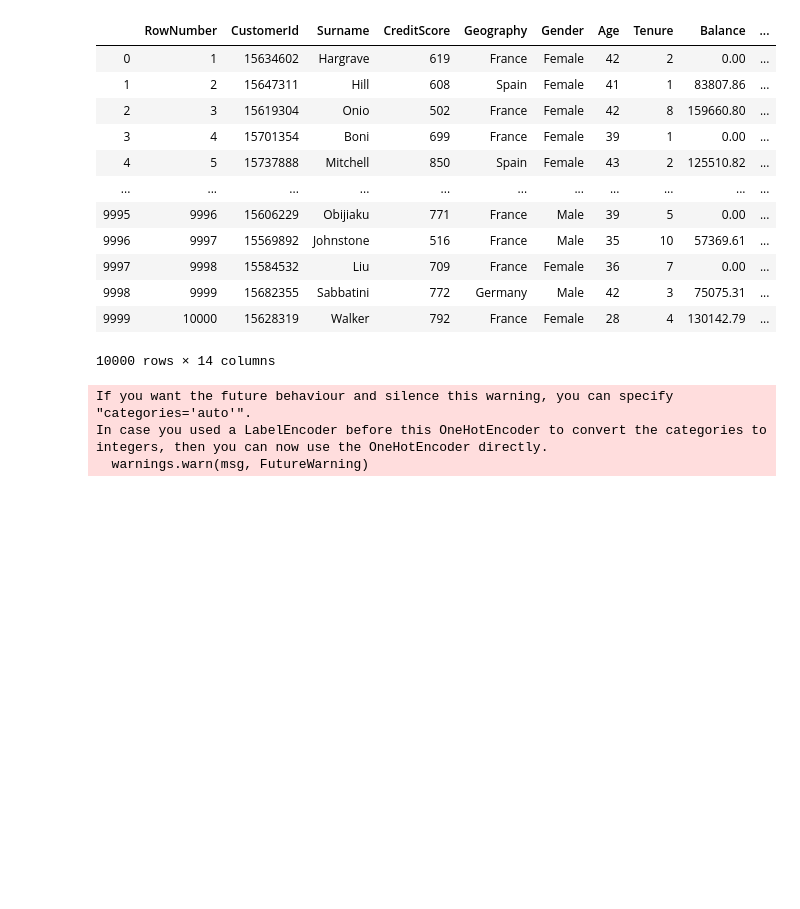
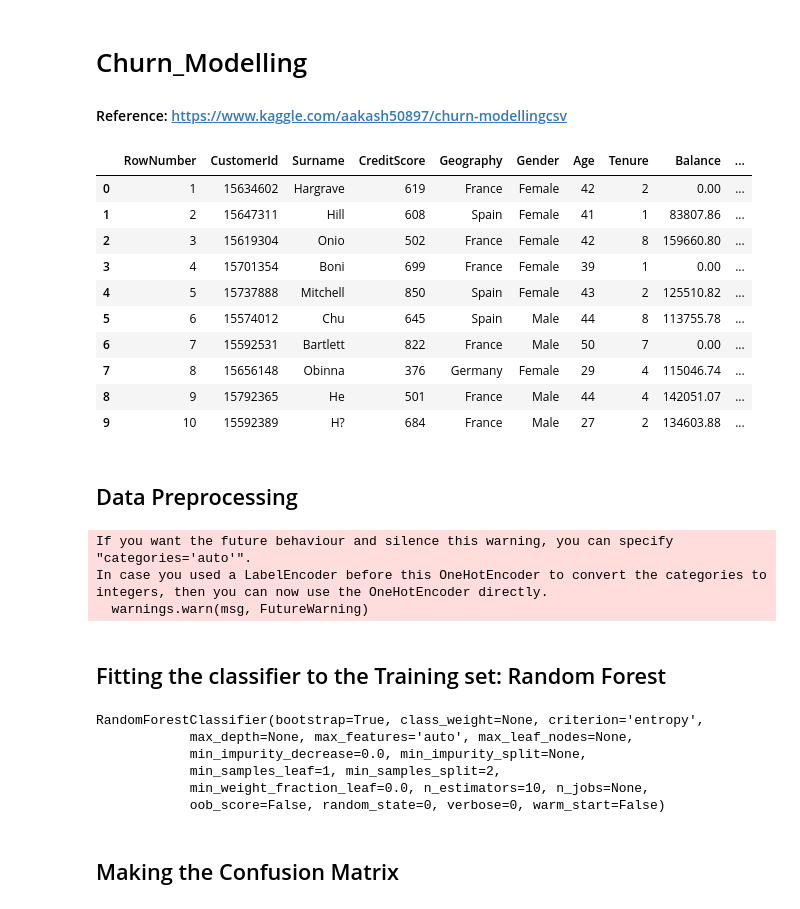
Before and after one commit to dxcv/Churn_Modeling, a Jupyter notebook: RandomForest.ipynb, the cells around one changed output. Saved outputs shown, nothing was run; the diff lists cells and outputs as text; code cells hidden in the pictures; blank space fills up the shorter version.

```diff
--- a/RandomForest.ipynb
+++ b/RandomForest.ipynb
@@ -1,24 +1,29 @@
+# %% [markdown]
+# Churn_Modelling
+#### Reference: https://www.kaggle.com/aakash50897/churn-modellingcsv
 # %%
 # Importing Libraries
 import numpy as np
 import matplotlib.pyplot as plt
 import pandas as pd
 
 # Importing dataset
 dataset = pd.read_csv('Churn_Modelling.csv')
-dataset
+X = dataset.iloc[:, 3:13].values
+y = dataset.iloc[:, 13].values
+dataset[0:10]
 # %% [output]
 |  | RowNumber | CustomerId | Surname | CreditScore | Geography | Gender | Age | Tenure | Balance | ... |
 | 0 | 1 | 15634602 | Hargrave | 619 | France | Female | 42 | 2 | 0.00 | ... |
 | 1 | 2 | 15647311 | Hill | 608 | Spain | Female | 41 | 1 | 83807.86 | ... |
 | 2 | 3 | 15619304 | Onio | 502 | France | Female | 42 | 8 | 159660.80 | ... |
 | 3 | 4 | 15701354 | Boni | 699 | France | Female | 39 | 1 | 0.00 | ... |
 | 4 | 5 | 15737888 | Mitchell | 850 | Spain | Female | 43 | 2 | 125510.82 | ... |
-| ... | ... | ... | ... | ... | ... | ... | ... | ... | ... | ... |
-| 9995 | 9996 | 15606229 | Obijiaku | 771 | France | Male | 39 | 5 | 0.00 | ... |
-| 9996 | 9997 | 15569892 | Johnstone | 516 | France | Male | 35 | 10 | 57369.61 | ... |
-| 9997 | 9998 | 15584532 | Liu | 709 | France | Female | 36 | 7 | 0.00 | ... |
-| 9998 | 9999 | 15682355 | Sabbatini | 772 | Germany | Male | 42 | 3 | 75075.31 | ... |
-| 9999 | 10000 | 15628319 | Walker | 792 | France | Female | 28 | 4 | 130142.79 | ... |
+| 5 | 6 | 15574012 | Chu | 645 | Spain | Male | 44 | 8 | 113755.78 | ... |
+| 6 | 7 | 15592531 | Bartlett | 822 | France | Male | 50 | 7 | 0.00 | ... |
+| 7 | 8 | 15656148 | Obinna | 376 | Germany | Female | 29 | 4 | 115046.74 | ... |
+| 8 | 9 | 15792365 | He | 501 | France | Male | 44 | 4 | 142051.07 | ... |
+| 9 | 10 | 15592389 | H? | 684 | France | Male | 27 | 2 | 134603.88 | ... |
-10000 rows × 14 columns
+# %% [markdown]
+## Data Preprocessing
 # %%
@@ -48,13 +50,19 @@ X_test = sc.transform(X_test)
 If you want the future behaviour and silence this warning, you can specify "categories='auto'".
 In case you used a LabelEncoder before this OneHotEncoder to convert the categories to integers, then you can now use the OneHotEncoder directly.
   warnings.warn(msg, FutureWarning)
+# %% [markdown]
+## Fitting the classifier to the Training set: Random Forest
 # %%
-# Fitting the classifier to the Training set
-# Fitting Random Forest to the training set
 from sklearn.ensemble import RandomForestClassifier
 classifier = RandomForestClassifier(n_estimators = 10, criterion = 'entropy', random_state = 0)
 classifier.fit(X_train, y_train)
-
-# Predicting the Test set
-y_pred = classifier.predict(X_test)
+# %% [output]
+RandomForestClassifier(bootstrap=True, class_weight=None, criterion='entropy',
+            max_depth=None, max_features='auto', max_leaf_nodes=None,
+            min_impurity_decrease=0.0, min_impurity_split=None,
+            min_samples_leaf=1, min_samples_split=2,
+            min_weight_fraction_leaf=0.0, n_estimators=10, n_jobs=None,
+            oob_score=False, random_state=0, verbose=0, warm_start=False)
+# %% [markdown]
+## Making the Confusion Matrix
 # %%
```
Also changed, not shown: parts of 13 cells of this notebook, 2 other files.
